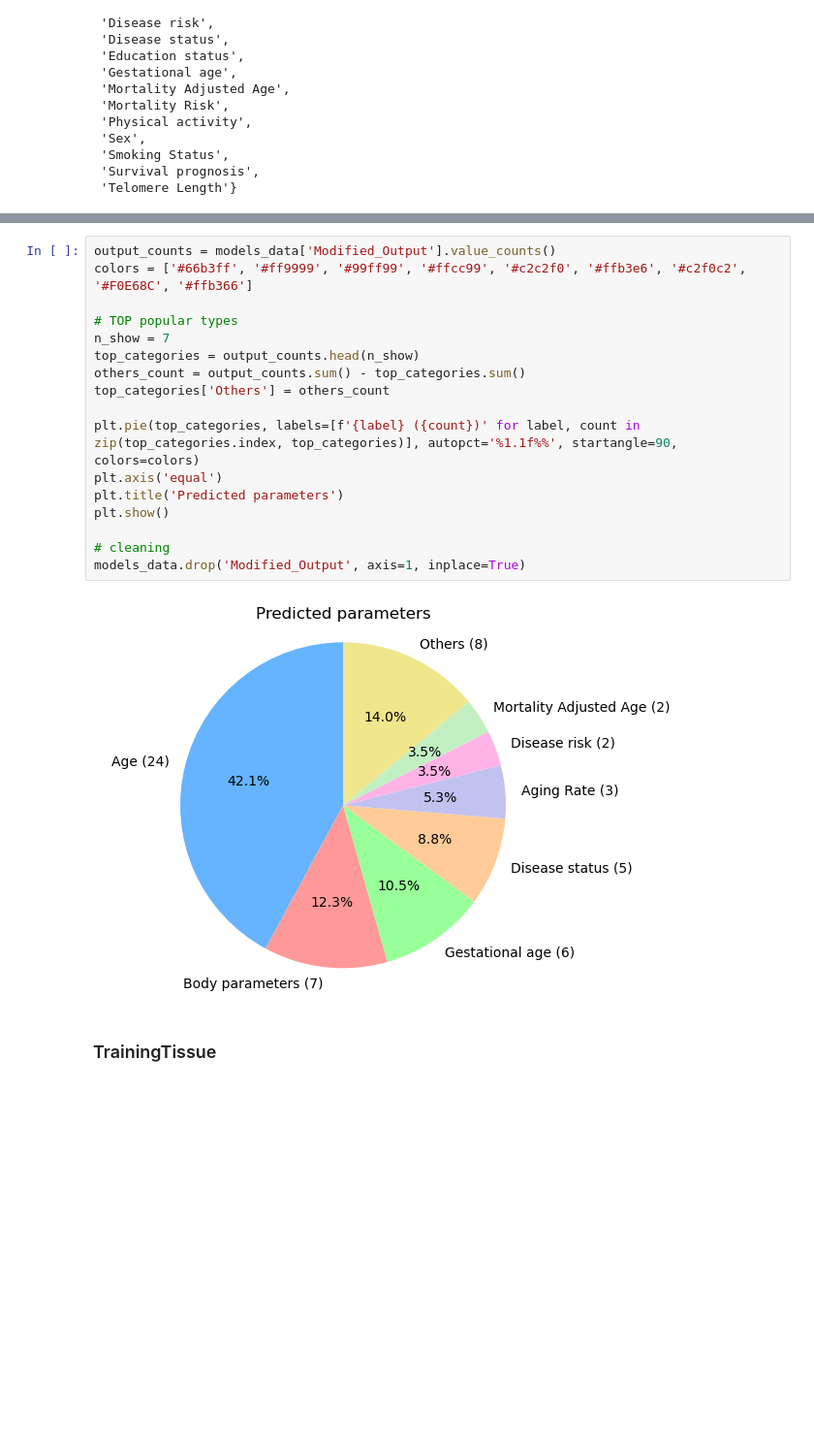
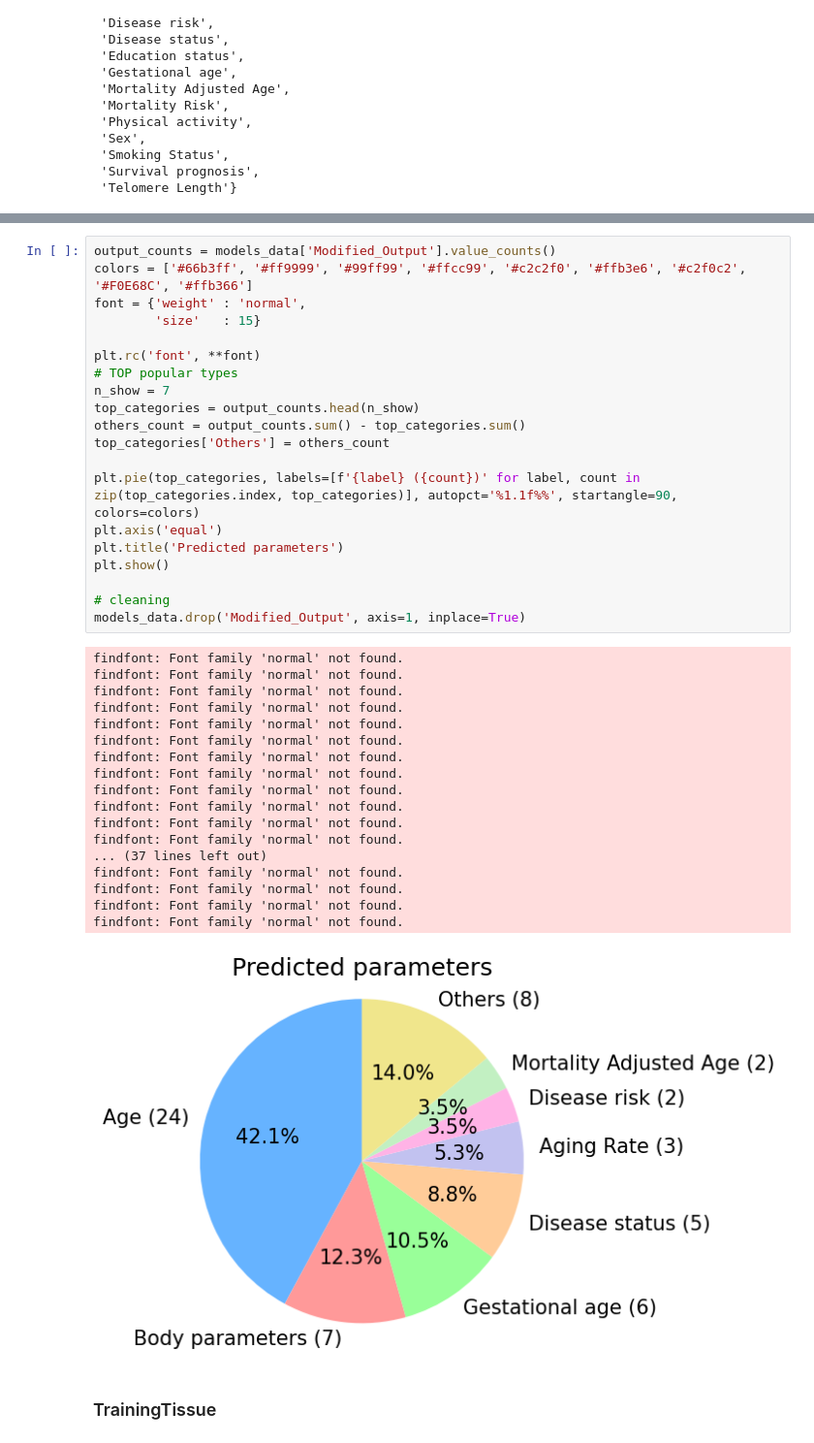
Before and after one commit to ComputationalAgingLab/ComputAge, a Jupyter notebook: workbook_models_analysis.ipynb, the cells around one changed output, grey strips where cells are left out. Shown at 97% size. Saved outputs shown, nothing was run; the diff lists cells and outputs as text; blank space fills up the shorter version.

```diff
--- a/workbook_models_analysis.ipynb
+++ b/workbook_models_analysis.ipynb
@@ -110,22 +110,42 @@ models_data.sample()
 # %%
 output_counts = models_data['Modified_Output'].value_counts()
 colors = ['#66b3ff', '#ff9999', '#99ff99', '#ffcc99', '#c2c2f0', '#ffb3e6', '#c2f0c2', '#F0E68C', '#ffb366']
+font = {'weight' : 'normal',
+        'size'   : 15}
 
+plt.rc('font', **font)
 # TOP popular types
 n_show = 7
 top_categories = output_counts.head(n_show)
 others_count = output_counts.sum() - top_categories.sum()
 top_categories['Others'] = others_count
 
 plt.pie(top_categories, labels=[f'{label} ({count})' for label, count in zip(top_categories.index, top_categories)], autopct='%1.1f%%', startangle=90, colors=colors)
 plt.axis('equal')
 plt.title('Predicted parameters')
 plt.show()
 
 # cleaning
 models_data.drop('Modified_Output', axis=1, inplace=True)
 # %% [output]
+findfont: Font family 'normal' not found.
+findfont: Font family 'normal' not found.
+findfont: Font family 'normal' not found.
+findfont: Font family 'normal' not found.
+findfont: Font family 'normal' not found.
+findfont: Font family 'normal' not found.
+findfont: Font family 'normal' not found.
+findfont: Font family 'normal' not found.
+findfont: Font family 'normal' not found.
+findfont: Font family 'normal' not found.
+findfont: Font family 'normal' not found.
+findfont: Font family 'normal' not found.
+... (37 lines left out)
+findfont: Font family 'normal' not found.
+findfont: Font family 'normal' not found.
+findfont: Font family 'normal' not found.
+findfont: Font family 'normal' not found.
-[figure, old version]
+[figure, new version]
 # %% [markdown]
 ### TrainingTissue
 # %%
```
Also changed, not shown: parts of 6 cells of this notebook, 4 other files.
